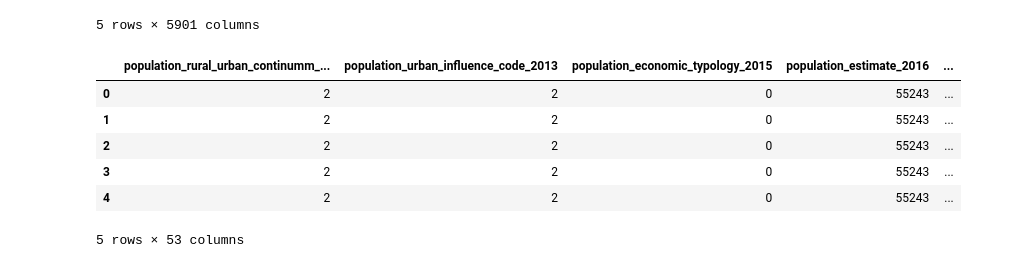
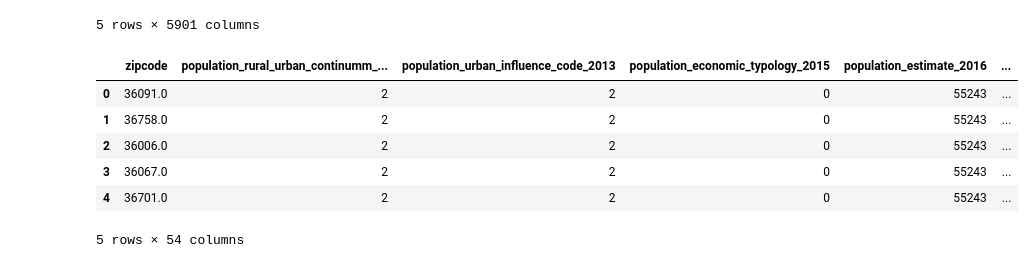
Before and after one commit to AlexBuchko/466Starbucks, a Jupyter notebook: main.ipynb, the cells around one changed output. Saved outputs shown, nothing was run; the diff lists cells and outputs as text; code cells hidden in the pictures.

```diff
--- a/main.ipynb
+++ b/main.ipynb
@@ -59,6 +59,7 @@ demoDF.head()
 5 rows × 5901 columns
 # %%
 usefulColumns = [
+    "zipcode",
     "population_rural_urban_continumm_code_2013",
     "population_urban_influence_code_2013",
     "population_economic_typology_2015",
@@ -90,40 +91,40 @@ usefulColumns = [
     "population_by_age_total_15_44_2016",
     "population_by_age_total_45_64_2016",
     "population_by_age_total_65_over_2016",
     "population_by_race_total_white_male_2016",
     "population_by_race_total_white_female_2016",
     "population_by_race_total_black_male_2016",
     "population_by_race_total_black_female_2016",
     "population_by_race_total_american_indian_alaska_native_male_2016",
     "population_by_race_total_american_indian_alaska_native_female_2016",
     "population_by_race_total_american_indian_alaska_native_female_2016",
     "population_by_race_total_asian_female_2016",
     "population_by_race_total_native_hawaiian_pacific_islander_male_2016",
     "population_by_race_total_native_hawaiian_pacific_islander_female_2016",
     "population_by_race_total_2_or_more_races_male_2016",
     "population_by_race_total_2_or_more_races_female_2016",
     "population_by_race_total_white_combination_male_2016",
     "population_by_race_total_white_combination_female_2016",
     "population_by_race_total_black_combination_male_2016",
     "population_by_race_total_black_combination_female_2016",
     "population_by_race_total_american_indian_alaska_native_combination_male_2016",
     "population_by_race_total_american_indian_alaska_native_combination_female_2016",
     "population_by_race_total_asian_combination_male_2016",
     "population_by_race_total_asian_combination_female_2016",
     "population_by_race_total_native_hawaiian_pacific_islander_combination_male_2016",
     "population_by_race_total_native_hawaiian_pacific_islander_combination_female_2016",
 ]
 
 demoDF = demoDF[usefulColumns]
 demoDF.head()
 # %% [output]
-|  | population_rural_urban_continumm_... | population_urban_influence_code_2013 | population_economic_typology_2015 | population_estimate_2016 | ... |
-| 0 | 2 | 2 | 0 | 55243 | ... |
-| 1 | 2 | 2 | 0 | 55243 | ... |
-| 2 | 2 | 2 | 0 | 55243 | ... |
-| 3 | 2 | 2 | 0 | 55243 | ... |
-| 4 | 2 | 2 | 0 | 55243 | ... |
+|  | zipcode | population_rural_urban_continumm_... | population_urban_influence_code_2013 | population_economic_typology_2015 | population_estimate_2016 | ... |
+| 0 | 36091.0 | 2 | 2 | 0 | 55243 | ... |
+| 1 | 36758.0 | 2 | 2 | 0 | 55243 | ... |
+| 2 | 36006.0 | 2 | 2 | 0 | 55243 | ... |
+| 3 | 36067.0 | 2 | 2 | 0 | 55243 | ... |
+| 4 | 36701.0 | 2 | 2 | 0 | 55243 | ... |
-5 rows × 53 columns
+5 rows × 54 columns
 # %%
 quantityColumns = [
     "population_change_2016",
```
Also changed, not shown: parts of 15 cells of this notebook, 1 other file.
